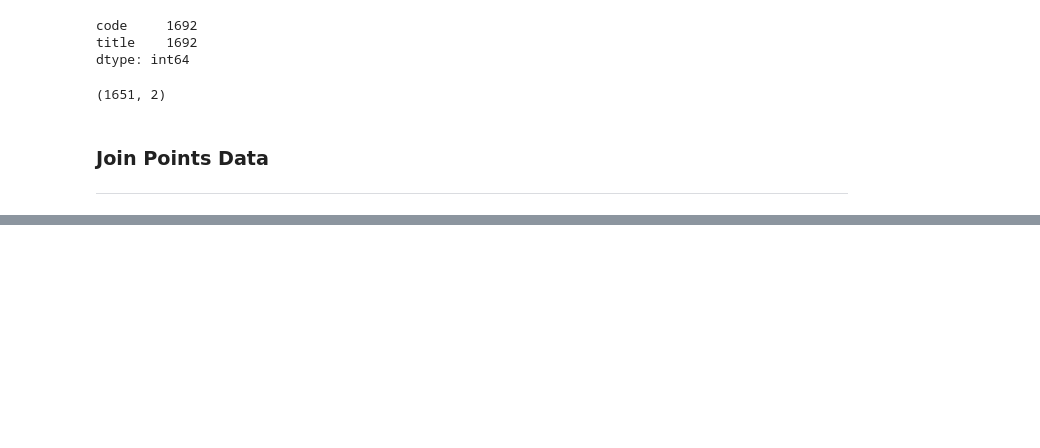
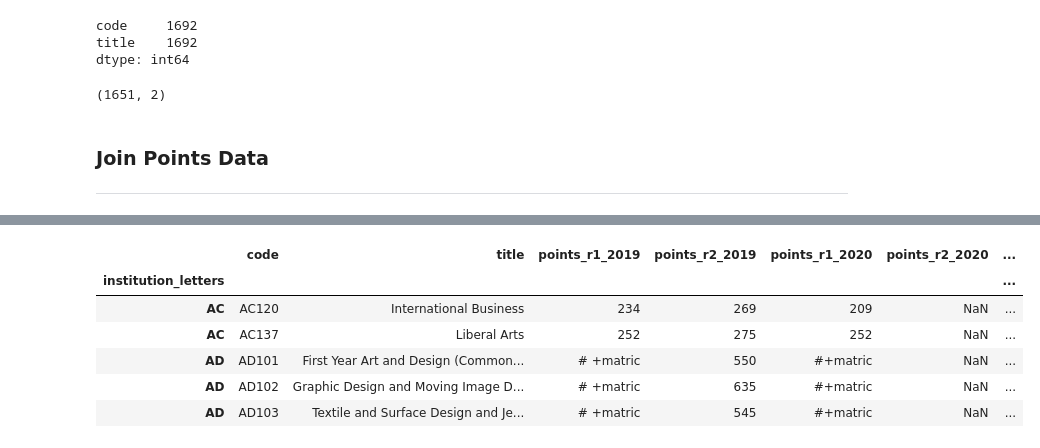
Before and after one commit to CiaranMoran27/Fundamentals-of-Data-Analysis, a Jupyter notebook: cao.ipynb, the cells around one changed output, grey strips where cells are left out. Saved outputs shown, nothing was run; the diff lists cells and outputs as text; code cells hidden in the pictures; blank space fills up the shorter version.

Commit message:
Join Institute data section added to cao notebook

```diff
--- a/cao.ipynb
+++ b/cao.ipynb
@@ -269,0 +273,16 @@ all_courses.head(5)
+# %%
+# reset 2021 df index and define its code & institution cols  as new df
+institution_df = df_2020.reset_index()[['code', 'institution']]
+
+# make new col with code letters, will be used to join institutes
+institution_df['institution_letters'] = institution_df['code'].str[:2]
+
+# drop records that are duplicated (based on institution)
+institution_df.drop_duplicates(subset ='institution_letters', keep = "last", inplace = True)
+
+# drop code col
+institution_df.drop('code', axis = 1, inplace = True)
+institution_df.set_index('institution_letters', inplace = True)
+
+print(institution_df.shape)
+institution_df.head(5)
@@ -269,0 +298,16 @@ all_courses.head(5)
+# %%
+# make temp df to allow concat of missing institutions (this was manually checked on 01 Dec 2021)
+# declare new row dict
+new_rows = {'institution_letters': ['BN', 'BY', 'DT', 'TA'],
+            'institution': ['Technological University Dublin Blanchardstown Campus',
+                            'IBAT College Dublin ',
+                            'Technological University Dublin City Campus',
+                            'Technological University Dublin Tallaght Campus']}
+# convert dict to df
+temp_df = pd.DataFrame.from_dict(new_rows).set_index('institution_letters')
+
+# concat  temp df to institution df
+institution_df = pd.concat([institution_df, temp_df])
+
+print(institution_df.shape)
+institution_df.tail(5)
@@ -269,0 +323,17 @@ all_courses.head(5)
+# %%
+# Use institution_df as a lookup table to populate institures on main df
+
+# make new col with code letters for all_courses df
+all_courses['institution_letters'] = all_courses.index.str[:2]
+
+# reset index and set institution_letters as new index before joining to institution_df
+all_courses = all_courses.reset_index().set_index('institution_letters').join(institution_df['institution'])
+all_courses.head(5)
+# %% [output]
+|  | code | title | points_r1_2019 | points_r2_2019 | points_r1_2020 | points_r2_2020 | ... |
+| institution_letters |  |  |  |  |  |  | ... |
+| AC | AC120 | International Business | 234 | 269 | 209 | NaN | ... |
+| AC | AC137 | Liberal Arts | 252 | 275 | 252 | NaN | ... |
+| AD | AD101 | First Year Art and Design (Common... | # +matric | 550 | #+matric | NaN | ... |
+| AD | AD102 | Graphic Design and Moving Image D... | # +matric | 635 | #+matric | NaN | ... |
+| AD | AD103 | Textile and Surface Design and Je... | # +matric | 545 | #+matric | NaN | ... |
```
Also changed, not shown: parts of 3 cells of this notebook.
